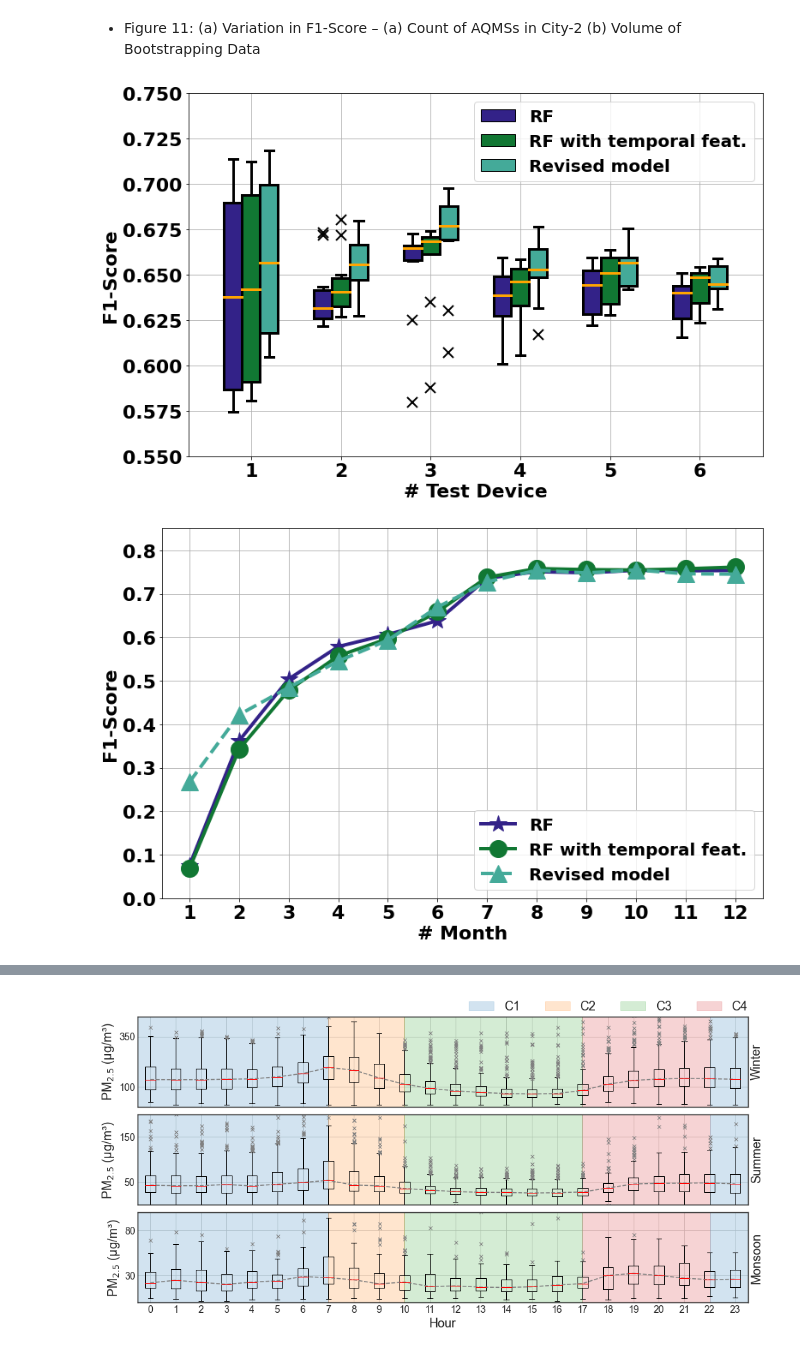
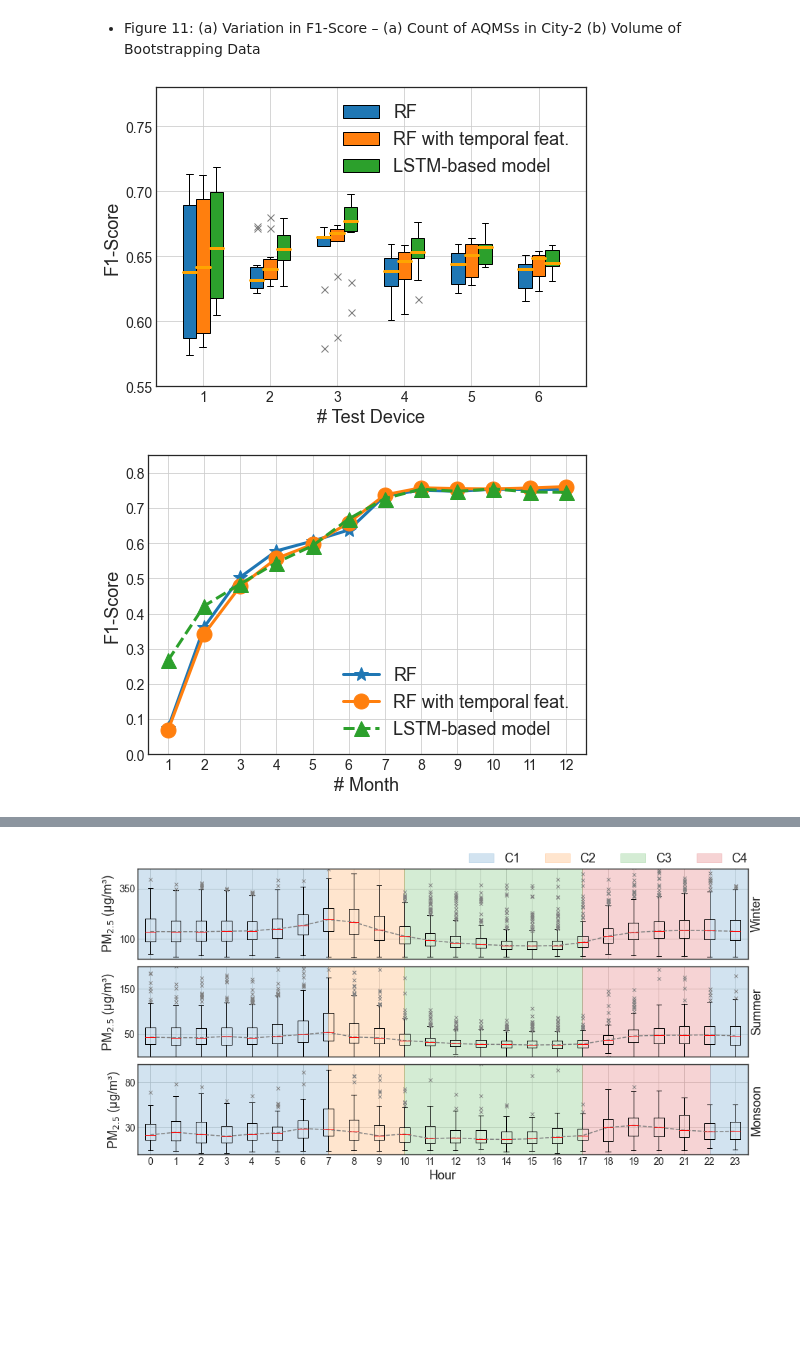
Before and after one commit to prasenjit52282/AQuaMoHo, a Jupyter notebook: plot.ipynb, the cells around one changed output, grey strips where cells are left out. Cells and saved outputs as stored; diff of their text form; code cells hidden in the pictures; blank space fills up the shorter version.

```diff
--- a/plot.ipynb
+++ b/plot.ipynb
@@ -5,10 +5,11 @@ import seaborn as sns
 from library.constants import *
 import matplotlib.pyplot as plt
 from sklearn.metrics import f1_score,confusion_matrix
+plt.style.use('seaborn-white')
 # %%
-color=["#332288","#117733","#44AA99","#88CCEE","#DDCC77","#CC6677"]
+# color=["#332288","#117733","#44AA99","#88CCEE","#DDCC77","#CC6677"]
 # color=['#648FFF','#785EF0','#DC267F','#FE6100','#FFB000','#6C8E80']
-# color=sns.color_palette()
+color=sns.color_palette()
 # %% [markdown]
 + Figure 12: Impact on the performance of the pre-trained model with newly annotated data -(a) City-1 (b) City-2
 # %%
@@ -142,92 +143,92 @@ groups_rf_old=df_rf_old.groupby('num_test_dev')['f1_score_test']
 groups_rf=df_rf.groupby('num_test_dev')['f1_score_test']
 groups_rnn=df_rnn.groupby('num_test_dev')['f1_score_test']
 
-fig, ax = plt.subplots(figsize=figsize)
+fig, ax = plt.subplots(figsize=(7,5))
 for i in groups_rf.groups.keys():
     bp0=\
     ax.boxplot([groups_rf_old.get_group(i)],
                positions=[i-0.2],
                widths=[0.2],
-               showfliers=True,notch=False,patch_artist=True, boxprops=dict(linewidth=linewidth-1,color='black',
-                                                                            facecolor=color[0]),
-               whiskerprops = dict(linestyle='-',linewidth=linewidth-1, color='black'),
-               capprops=dict(linestyle='-',linewidth=linewidth-1, color='black'),
+               showfliers=True,notch=False,patch_artist=True,
+               boxprops=dict(facecolor=color[0]),
+               #whiskerprops = dict(linestyle='-',linewidth=linewidth-1, color='black'),
+               #capprops=dict(linestyle='-',linewidth=linewidth-1, color='black'),
                medianprops=dict(linestyle='-',linewidth=linewidth-1, color='orange'),
-               flierprops=dict(marker='x',markeredgecolor="k",markersize=12,markeredgewidth=2))
+               flierprops=dict(marker='x',markeredgecolor="grey",markersize=7))
 
     bp1=\
     ax.boxplot([groups_rf.get_group(i)],
                positions=[i],
                widths=[0.2],
-               showfliers=True,notch=False,patch_artist=True, boxprops=dict(linewidth=linewidth-1,color='black',
-                                                                            facecolor=color[1]),
-               whiskerprops = dict(linestyle='-',linewidth=linewidth-1, color='black'),
-               capprops=dict(linestyle='-',linewidth=linewidth-1, color='black'),
+               showfliers=True,notch=False,patch_artist=True,
+               boxprops=dict(facecolor=color[1]),
+               #whiskerprops = dict(linestyle='-',linewidth=linewidth-1, color='black'),
+               #capprops=dict(linestyle='-',linewidth=linewidth-1, color='black'),
                medianprops=dict(linestyle='-',linewidth=linewidth-1, color='orange'),
-               flierprops=dict(marker='x',markeredgecolor="k",markersize=12,markeredgewidth=2))
+               flierprops=dict(marker='x',markeredgecolor="grey",markersize=7))
     bp2=\
     ax.boxplot([groups_rnn.get_group(i)],
                positions=[i+0.2],
                widths=[0.2],
-               showfliers=True,notch=False,patch_artist=True, boxprops=dict(linewidth=linewidth-1,color='black',
-                                                                            facecolor=color[2]),
-               whiskerprops = dict(linestyle='-',linewidth=linewidth-1, color='black'),
-               capprops=dict(linestyle='-',linewidth=linewidth-1, color='black'),
+               showfliers=True,notch=False,patch_artist=True,
+               boxprops=dict(facecolor=color[2]),
+               #whiskerprops = dict(linestyle='-',linewidth=linewidth-1, color='black'),
+               #capprops=dict(linestyle='-',linewidth=linewidth-1, color='black'),
                medianprops=dict(linestyle='-',linewidth=linewidth-1, color='orange'),
-               flierprops=dict(marker='x',markeredgecolor="k",markersize=12,markeredgewidth=2))
+               flierprops=dict(marker='x',markeredgecolor="grey",markersize=7))
 
     #for box in bp1['boxes']:
     #    box.set(hatch = 'oo')
     #for box in bp2['boxes']:
     #    box.set(hatch = '//')
 
-ax.set_xlabel("# Test Device",fontsize=fontsize, fontweight='bold')
-ax.set_ylabel("F1-Score",fontsize=fontsize, fontweight='bold')
-ax.set_ylim(0.55,0.75)
+ax.set_xlabel("# Test Device",fontsize=18)
+ax.set_ylabel("F1-Score",fontsize=18)
+ax.set_ylim(0.55,0.78)
 ax.set_xticks(list(groups_rf.groups.keys()))
-ax.set_xticklabels(['1','2','3','4','5','6'],fontsize=fontsize, fontweight='bold')
-plt.yticks(fontsize=fontsize, fontweight='bold')
+ax.set_xticklabels(['1','2','3','4','5','6'],fontsize=14)
+plt.yticks(fontsize=14)
 
 #LEGEND######
 plt.bar([1],[0],label='RF',color=color[0],ec='k')
 plt.bar([1],[0],label='RF with temporal feat.',color=color[1],ec='k')#,hatch='oo')
-plt.bar([1],[0],label='Revised model',color=color[2],ec='k')#,hatch='//')
-plt.legend(loc='upper right',prop=dict(size=fontsize-2,weight="bold"))
+plt.bar([1],[0],label='LSTM-based model',color=color[2],ec='k')#,hatch='//')
+plt.legend(loc='upper right',prop=dict(size=18))
 
 plt.tight_layout()
 plt.grid()
 fig.savefig("./logs/figs/delhi_varryDiv.png")
 # %% [output]
-[figure, old version]
+[figure, new version]
 # %%
 #Durgapur (b)-1
 rf_old_1by1=pd.read_csv("./logs/exp/dgp_rf_old_month_1by1.csv")['f1_score_test']
 rf_1by1=pd.read_csv("./logs/exp/dgp_rf_month_1by1.csv")['f1_score_test']
 rnn_1by1=pd.read_csv("./logs/exp/dgp_rnn_month_1by1.csv")['f1_score_test']
 
-fig=plt.figure(figsize=figsize)
+fig=plt.figure(figsize=(7,5))
 ax=fig.add_subplot(111)
 #RF OLD
-ax.plot(rf_old_1by1.index+1,rf_old_1by1,marker="*",linestyle="-",label="RF",markersize=20,
-        linewidth=linewidth,c=color[0])
+ax.plot(rf_old_1by1.index+1,rf_old_1by1,marker="*",linestyle="-",label="RF",markersize=15,
+        linewidth=3,c=color[0])
 #RF
-ax.plot(rf_1by1.index+1,rf_1by1,marker="o",linestyle="-",label="RF with temporal feat.",markersize=20,
-        linewidth=linewidth,c=color[1])
+ax.plot(rf_1by1.index+1,rf_1by1,marker="o",linestyle="-",label="RF with temporal feat.",markersize=15,
+        linewidth=3,c=color[1])
 #RNN
-ax.plot(rnn_1by1.index+1,rnn_1by1,marker="^",linestyle="--",label="Revised model",markersize=20,
-        linewidth=linewidth,c=color[2])
+ax.plot(rnn_1by1.index+1,rnn_1by1,marker="^",linestyle="--",label="LSTM-based model",markersize=15,
+        linewidth=3,c=color[2])
 plt.ylim(0,0.85)
-plt.yticks(fontsize=fontsize,fontweight="bold")
-plt.xticks([i for i in range(1,13)],fontsize=fontsize,fontweight="bold")
+plt.yticks(fontsize=14)
+plt.xticks([i for i in range(1,13)],fontsize=14)
 ax.set_xticklabels([i for i in range(1,13)])
-ax.set_xlabel("# Month",fontsize=fontsize,fontweight="bold")
-ax.set_ylabel("F1-Score",fontsize=fontsize,fontweight="bold")
-ax.legend(loc='lower right',prop=dict(size=fontsize-2,weight="bold"))
+ax.set_xlabel("# Month",fontsize=18)
+ax.set_ylabel("F1-Score",fontsize=18)
+ax.legend(loc='lower right',prop=dict(size=18))
 plt.tight_layout()
 plt.grid()
 fig.savefig("./logs/figs/dgp_1by1.png")
 # %% [output]
-[figure, old version]
+[figure, new version]
 # %%
 #Delhi (b)-2
 rf_old_1by1=pd.read_csv("./logs/exp/delhi_rf_old_month_1by1.csv")['f1_score_test']
```
Also changed, not shown: parts of 15 cells of this notebook, 17 other files.
